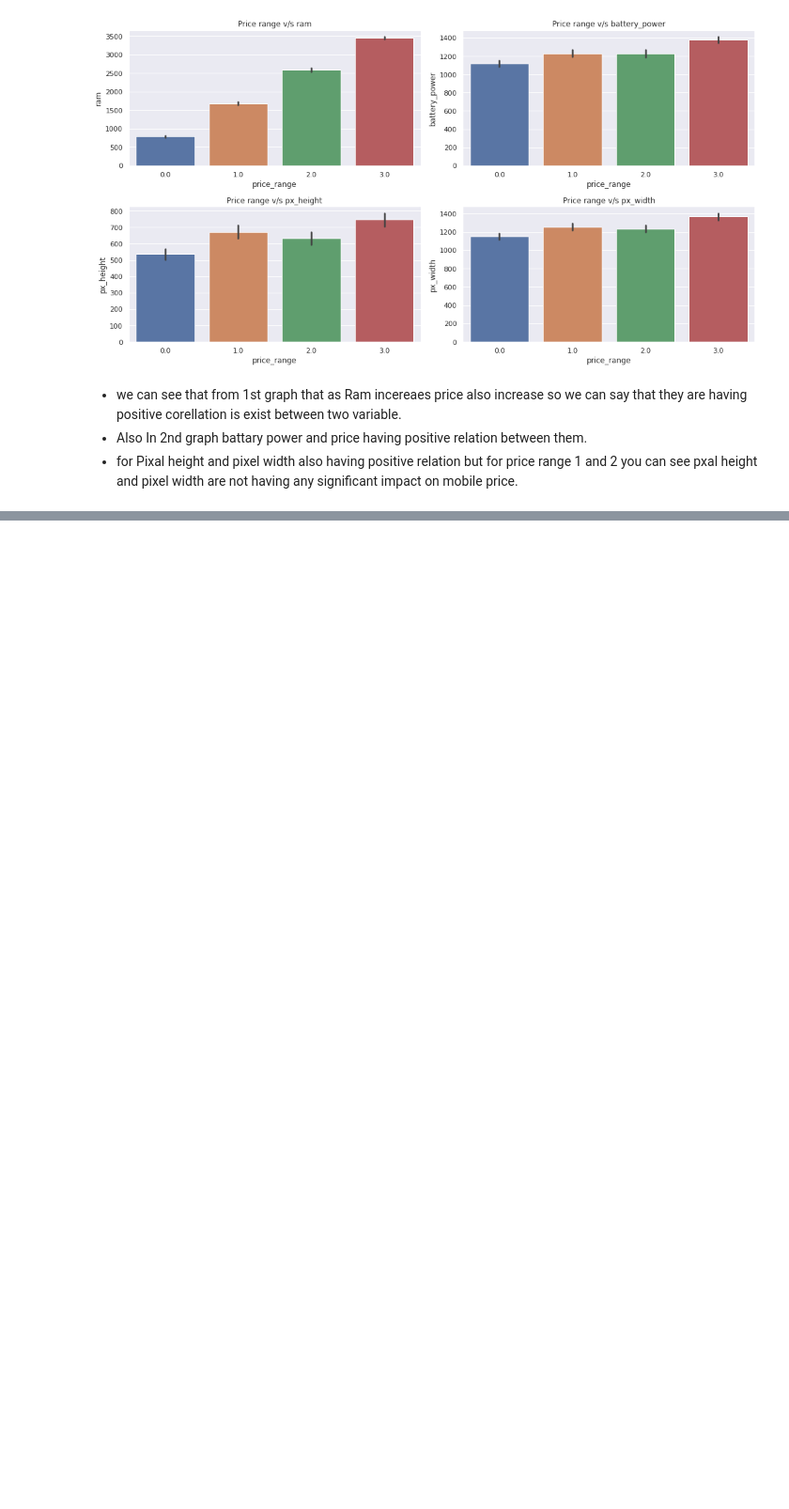
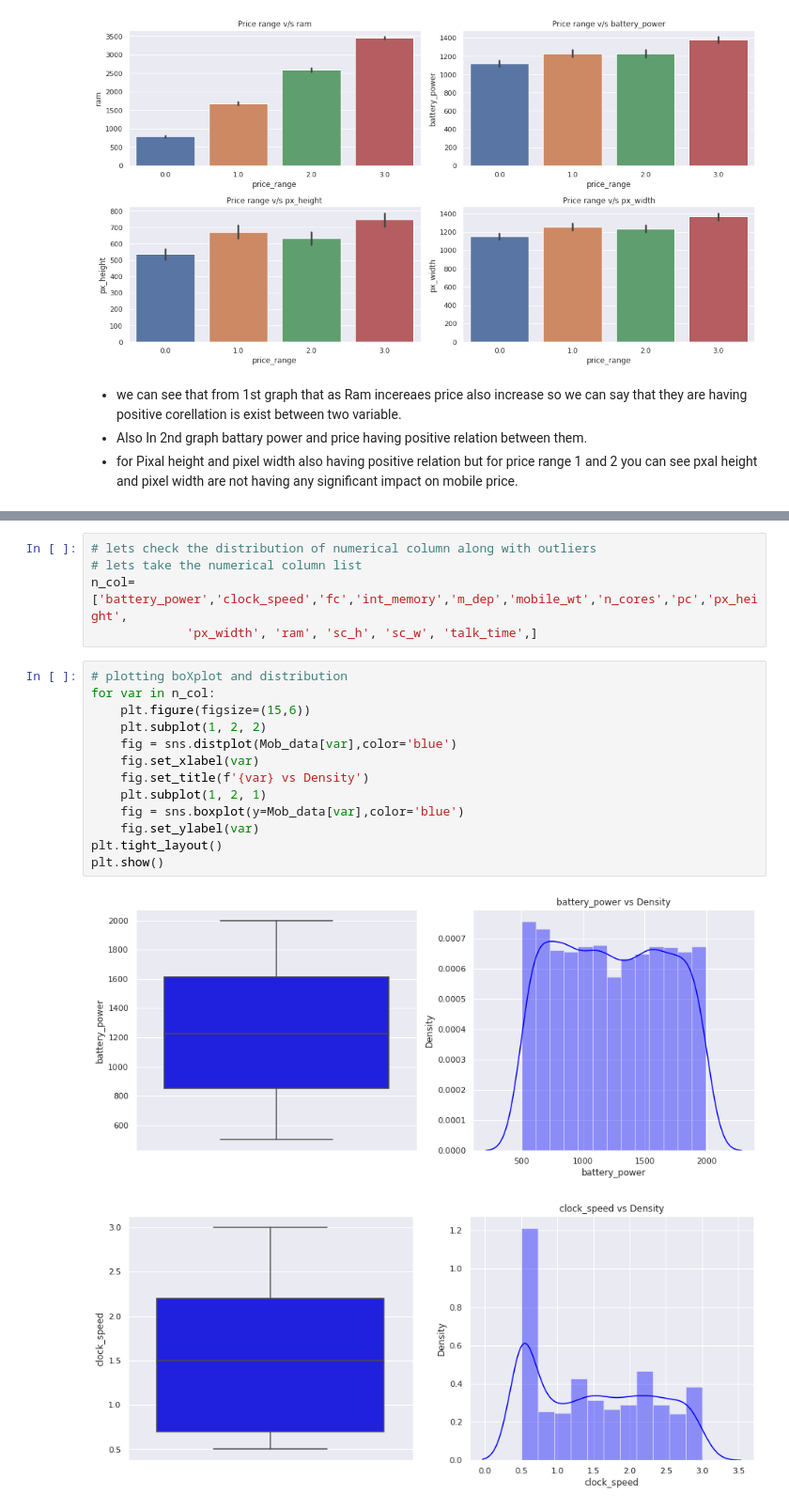
Before and after one commit to SujitbMusale/Mobile-Price-Range-Prediction-classification, a Jupyter notebook: Mobile_Price_Range_Prediction.ipynb, the cells around one changed output, grey strips where cells are left out. Shown: that part at 94% size. Saved outputs shown, nothing was run; the diff lists cells and outputs as text; blank space fills up the shorter version.

```diff
--- a/Mobile_Price_Range_Prediction.ipynb
+++ b/Mobile_Price_Range_Prediction.ipynb
@@ -222,0 +245,21 @@ so we can say that they are having positive corellation is exist between two var
+# %%
+# lets check the distribution of numerical column along with outliers
+# lets take the numerical column list
+n_col=['battery_power','clock_speed','fc','int_memory','m_dep','mobile_wt','n_cores','pc','px_height',
+             'px_width', 'ram', 'sc_h', 'sc_w', 'talk_time',]
+# %%
+# plotting boXplot and distribution
+for var in n_col:
+    plt.figure(figsize=(15,6))
+    plt.subplot(1, 2, 2)
+    fig = sns.distplot(Mob_data[var],color='blue')
+    fig.set_xlabel(var)
+    fig.set_title(f'{var} vs Density')
+    plt.subplot(1, 2, 1)
+    fig = sns.boxplot(y=Mob_data[var],color='blue')
+    fig.set_ylabel(var)
+plt.tight_layout()
+plt.show()
+# %% [output]
+[figure, added]
+[figure, added]
```
Also changed, not shown: parts of 10 cells of this notebook.
